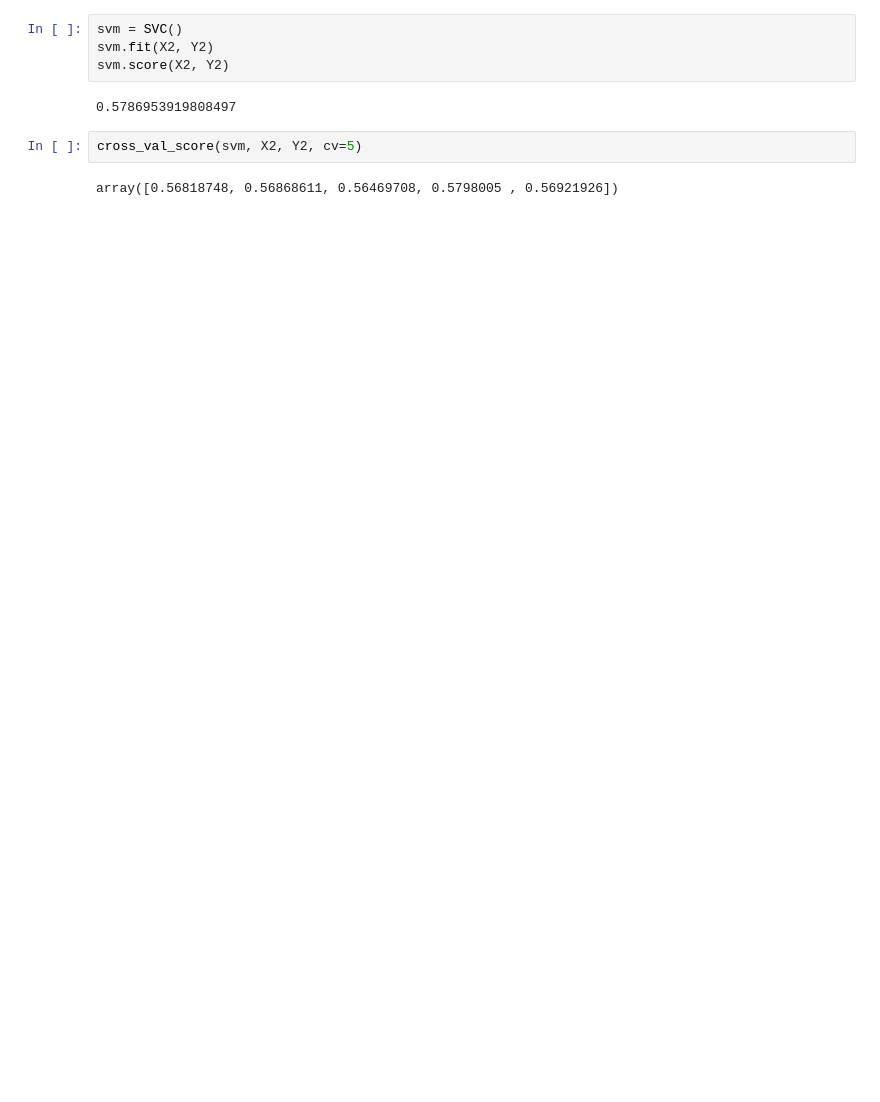
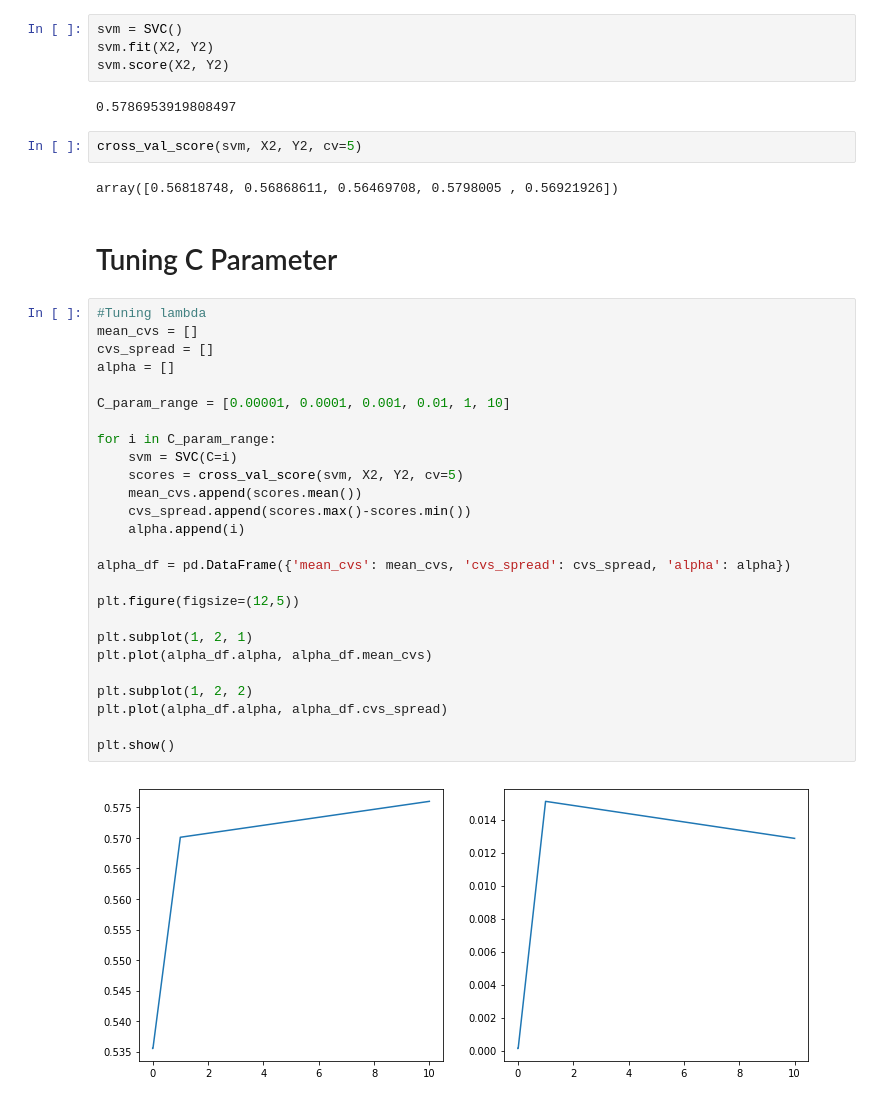
Before and after one commit to lilpricey/Thinkful, a Jupyter notebook: unit_3/3.4.4+SVM+Regression+-+Guided+Example.ipynb, the cells around one changed output. Drawn from its saved outputs; the diff is of its cells as text; blank space fills up the shorter version.

Commit message:
added tuning

```diff
--- a/unit_3/3.4.4+SVM+Regression+-+Guided+Example.ipynb
+++ b/unit_3/3.4.4+SVM+Regression+-+Guided+Example.ipynb
@@ -237,3 +288,33 @@ svm.score(X2, Y2)
 cross_val_score(svm, X2, Y2, cv=5)
 # %% [output]
 array([0.56818748, 0.56868611, 0.56469708, 0.5798005 , 0.56921926])
+# %% [markdown]
+# Tuning C Parameter
+# %%
+#Tuning lambda
+mean_cvs = []
+cvs_spread = []
+alpha = []
+
+C_param_range = [0.00001, 0.0001, 0.001, 0.01, 1, 10]
+
+for i in C_param_range:
+    svm = SVC(C=i)
+    scores = cross_val_score(svm, X2, Y2, cv=5)
+    mean_cvs.append(scores.mean())
+    cvs_spread.append(scores.max()-scores.min())
+    alpha.append(i)
+
+alpha_df = pd.DataFrame({'mean_cvs': mean_cvs, 'cvs_spread': cvs_spread, 'alpha': alpha})
+
+plt.figure(figsize=(12,5))
+
+plt.subplot(1, 2, 1)
+plt.plot(alpha_df.alpha, alpha_df.mean_cvs)
+
+plt.subplot(1, 2, 2)
+plt.plot(alpha_df.alpha, alpha_df.cvs_spread)
+
+plt.show()
+# %% [output]
+[figure, added]
```
Also changed, not shown: parts of 18 cells of this notebook.
